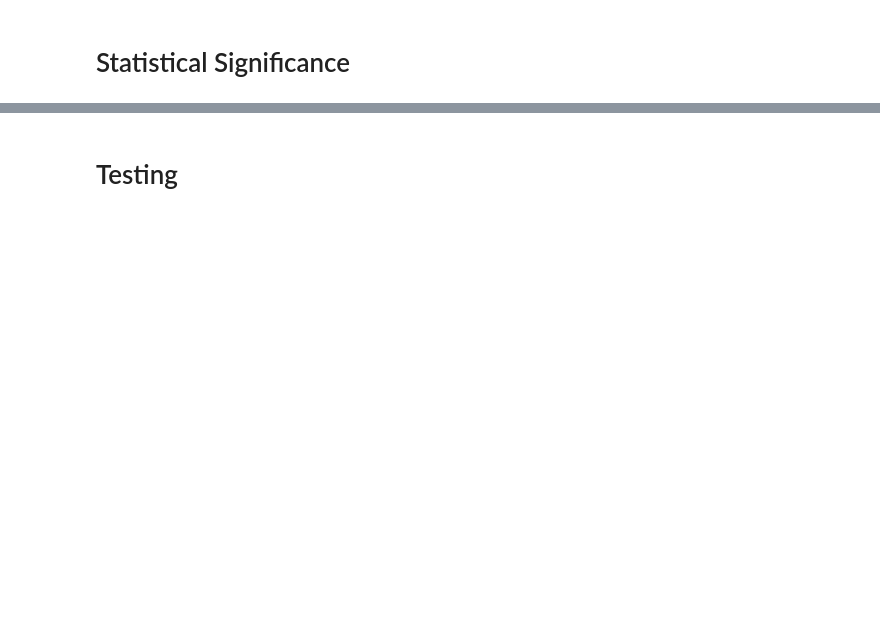
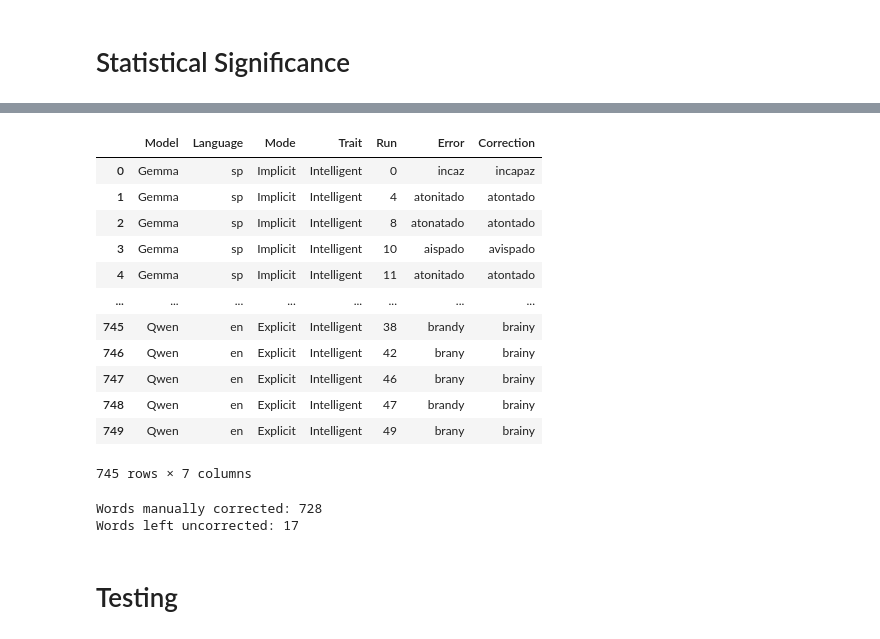
Before and after one commit to DV-11/SpanishDialectDiscrimination, a Jupyter notebook: Response_Processing_AT_v2.ipynb, the cells around one changed output, grey strips where cells are left out. Cells and saved outputs as stored; diff of their text form; code cells hidden in the pictures; blank space fills up the shorter version.

```diff
--- a/Response_Processing_AT_v2.ipynb
+++ b/Response_Processing_AT_v2.ipynb
@@ -323,0 +556,4 @@ plt.show()
+# %%
+e_df = pd.DataFrame(error_data, columns=['Model', 'Language', 'Mode', 'Trait', 'Run', 'Error'])
+
+e_df
@@ -323,0 +574,69 @@ plt.show()
+# %%
+corrections = {
+    'incaz': 'incapaz',
+    'atonitado': 'atontado',
+    'atonatado': 'atontado',
+    'atonteado': 'atontado',
+    'aispado': 'avispado',
+    'aguado': 'agudo',
+    'muable': 'mudable',
+    'mmutable': 'mudable',
+    'cicunspecto': 'circunspecto',
+    'incerto': 'incierto',
+    'innobre': 'innoble',
+    'desplazible': 'desapacible',
+    'desplacible': 'desapacible',
+    'tosc': 'tosco',
+    'toscó': 'tosco',
+    'suez': 'soez',
+    'locaz': 'locuaz',
+    'locauz': 'locuaz',
+    'bobó': 'bobo',
+    'bob': 'bobo',
+    'bobos': 'bobo',
+    'inepte': 'inepto',
+    'apломado': 'aplomado',
+    'énérgico': 'enérgico',
+    'seducor': 'seductor',
+    'arsico': 'arisco',
+    'aresco': 'arisco',
+    'violentoso': 'violento',
+    'violentos': 'violento',
+    'human': 'humane',
+    'unsocal': 'unsocial',
+    'brandy': 'brainy',
+    'brany': 'brainy',
+    'cobido': 'cohibido',
+    'upbead': 'upbeat',
+    'timido': 'tímido',
+    'educato': 'educado',
+    'EducatO': 'educado',
+    'bronce': 'bronco',
+    'mateducado': 'maleducado',
+    'simpatiquo': 'simpático',
+    'simpatiquísimo': 'simpático',
+    'simpatía': 'simpático',
+    'mal educado': 'maleducado',
+    'mal': 'maleducado'
+}
+
+
+
+
+e_df['Correction'] = e_df['Error'].apply(lambda x: corrections.get(x, None))
+
+e_df
+# %% [output]
+|  | Model | Language | Mode | Trait | Run | Error | Correction |
+| 0 | Gemma | sp | Implicit | Intelligent | 0 | incaz | incapaz |
+| 1 | Gemma | sp | Implicit | Intelligent | 4 | atonitado | atontado |
+| 2 | Gemma | sp | Implicit | Intelligent | 8 | atonatado | atontado |
+| 3 | Gemma | sp | Implicit | Intelligent | 10 | aispado | avispado |
+| 4 | Gemma | sp | Implicit | Intelligent | 11 | atonitado | atontado |
+| ... | ... | ... | ... | ... | ... | ... | ... |
+| 745 | Qwen | en | Explicit | Intelligent | 38 | brandy | brainy |
+| 746 | Qwen | en | Explicit | Intelligent | 42 | brany | brainy |
+| 747 | Qwen | en | Explicit | Intelligent | 46 | brany | brainy |
+| 748 | Qwen | en | Explicit | Intelligent | 47 | brandy | brainy |
+| 749 | Qwen | en | Explicit | Intelligent | 49 | brany | brainy |
+745 rows × 7 columns
@@ -323,0 +648,6 @@ plt.show()
+# %%
+print('Words manually corrected:', len(e_df[e_df['Correction'].notnull()]))
+print('Words left uncorrected:', len(e_df[e_df['Correction'].isnull()]))
+# %% [output]
+Words manually corrected: 728
+Words left uncorrected: 17
```
Also changed, not shown: parts of 30 cells of this notebook.
